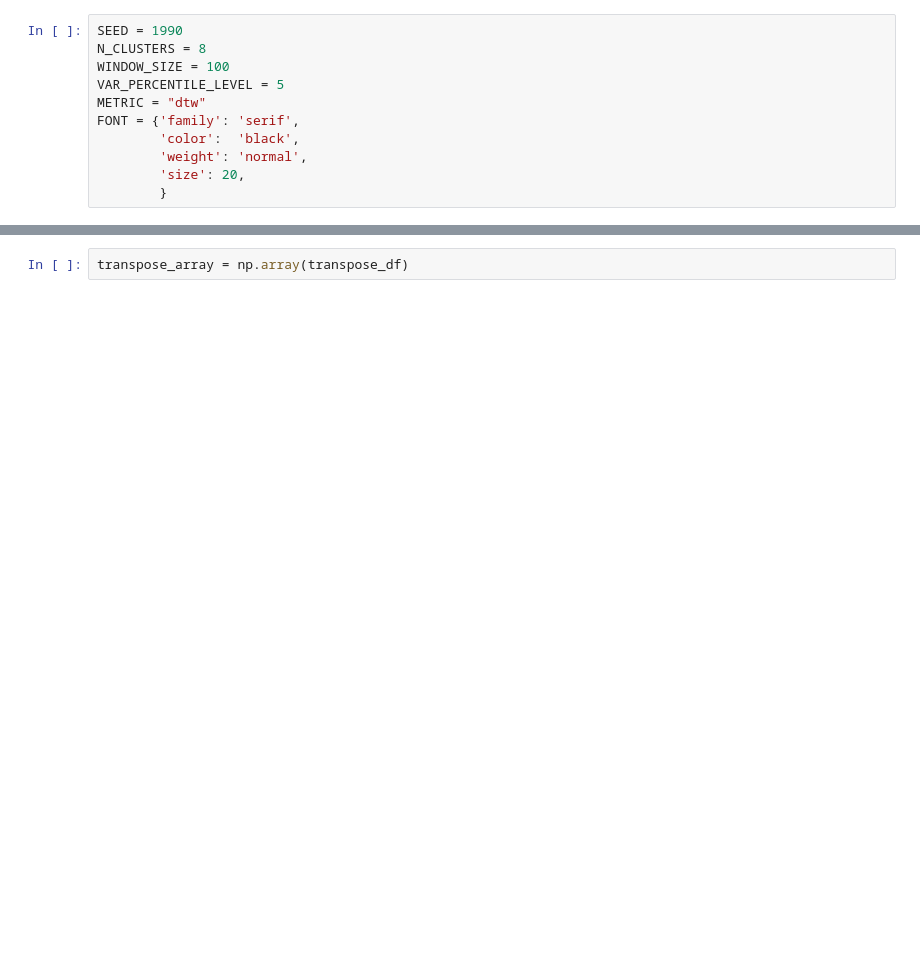
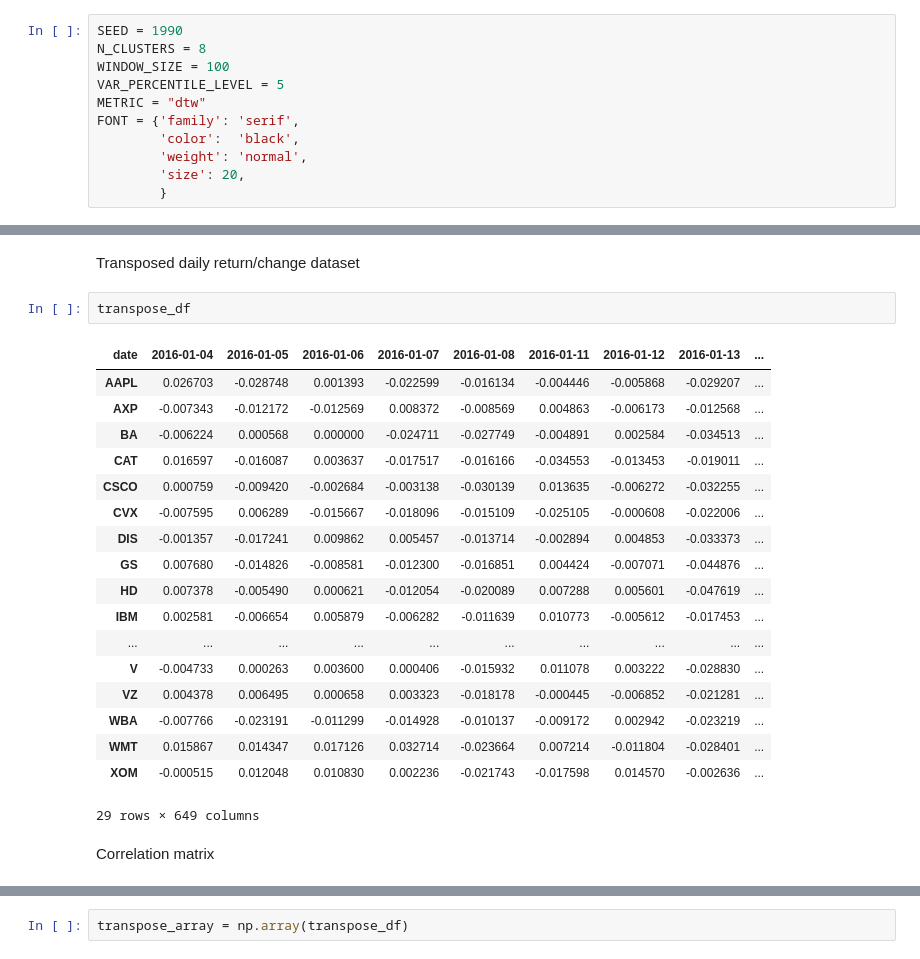
Before and after one commit to luluuuluuuuu/crypto-analysis, a Jupyter notebook: experiment/var_stock.ipynb, the cells around one changed output, grey strips where cells are left out. Cells and saved outputs as stored; diff of their text form; blank space fills up the shorter version.

```diff
--- a/experiment/var_stock.ipynb
+++ b/experiment/var_stock.ipynb
@@ -34,3 +76,28 @@ transpose_df = daily_changes.transpose()
+# %% [markdown]
+Transposed daily return/change dataset
+# %%
+transpose_df
+# %% [output]
+| date | 2016-01-04 | 2016-01-05 | 2016-01-06 | 2016-01-07 | 2016-01-08 | 2016-01-11 | 2016-01-12 | 2016-01-13 | ... |
+| AAPL | 0.026703 | -0.028748 | 0.001393 | -0.022599 | -0.016134 | -0.004446 | -0.005868 | -0.029207 | ... |
+| AXP | -0.007343 | -0.012172 | -0.012569 | 0.008372 | -0.008569 | 0.004863 | -0.006173 | -0.012568 | ... |
+| BA | -0.006224 | 0.000568 | 0.000000 | -0.024711 | -0.027749 | -0.004891 | 0.002584 | -0.034513 | ... |
+| CAT | 0.016597 | -0.016087 | 0.003637 | -0.017517 | -0.016166 | -0.034553 | -0.013453 | -0.019011 | ... |
+| CSCO | 0.000759 | -0.009420 | -0.002684 | -0.003138 | -0.030139 | 0.013635 | -0.006272 | -0.032255 | ... |
+| CVX | -0.007595 | 0.006289 | -0.015667 | -0.018096 | -0.015109 | -0.025105 | -0.000608 | -0.022006 | ... |
+| DIS | -0.001357 | -0.017241 | 0.009862 | 0.005457 | -0.013714 | -0.002894 | 0.004853 | -0.033373 | ... |
+| GS | 0.007680 | -0.014826 | -0.008581 | -0.012300 | -0.016851 | 0.004424 | -0.007071 | -0.044876 | ... |
+| HD | 0.007378 | -0.005490 | 0.000621 | -0.012054 | -0.020089 | 0.007288 | 0.005601 | -0.047619 | ... |
+| IBM | 0.002581 | -0.006654 | 0.005879 | -0.006282 | -0.011639 | 0.010773 | -0.005612 | -0.017453 | ... |
+| ... | ... | ... | ... | ... | ... | ... | ... | ... | ... |
+| V | -0.004733 | 0.000263 | 0.003600 | 0.000406 | -0.015932 | 0.011078 | 0.003222 | -0.028830 | ... |
+| VZ | 0.004378 | 0.006495 | 0.000658 | 0.003323 | -0.018178 | -0.000445 | -0.006852 | -0.021281 | ... |
+| WBA | -0.007766 | -0.023191 | -0.011299 | -0.014928 | -0.010137 | -0.009172 | 0.002942 | -0.023219 | ... |
+| WMT | 0.015867 | 0.014347 | 0.017126 | 0.032714 | -0.023664 | 0.007214 | -0.011804 | -0.028401 | ... |
+| XOM | -0.000515 | 0.012048 | 0.010830 | 0.002236 | -0.021743 | -0.017598 | 0.014570 | -0.002636 | ... |
+29 rows × 649 columns
+# %% [markdown]
+Correlation matrix
 # %%
 corr_mat = daily_changes.corr()
 cryptos = np.array(corr_mat.columns)
```
Also changed, not shown: parts of 52 cells of this notebook, 3 other files.
